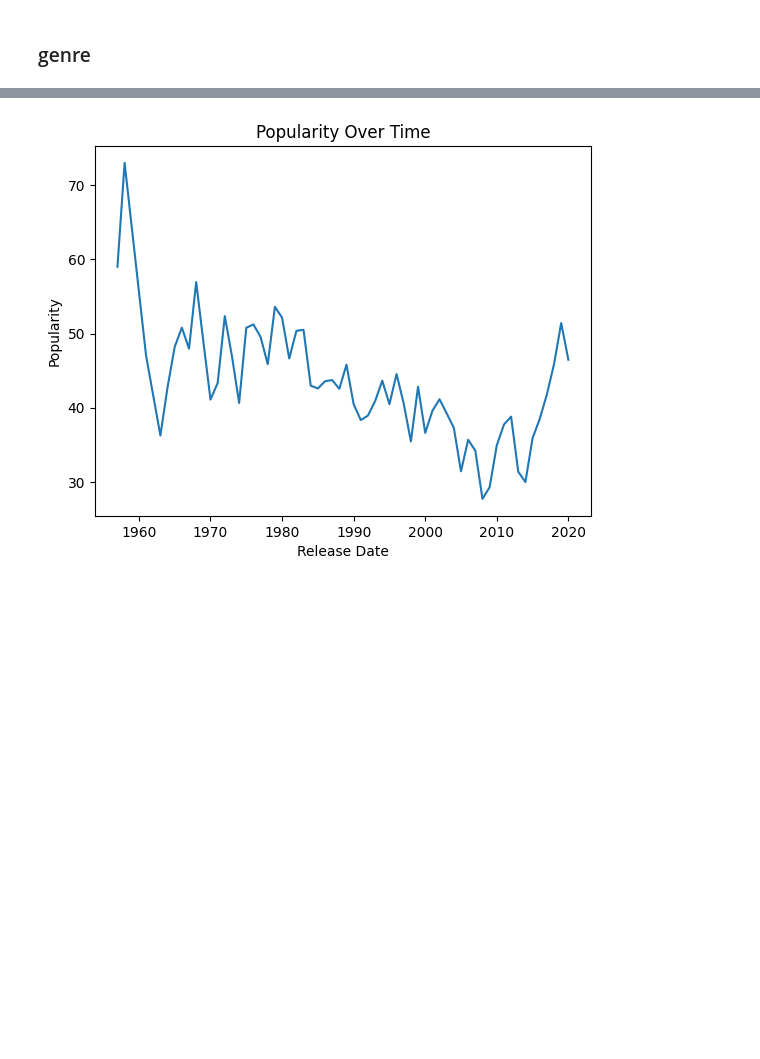
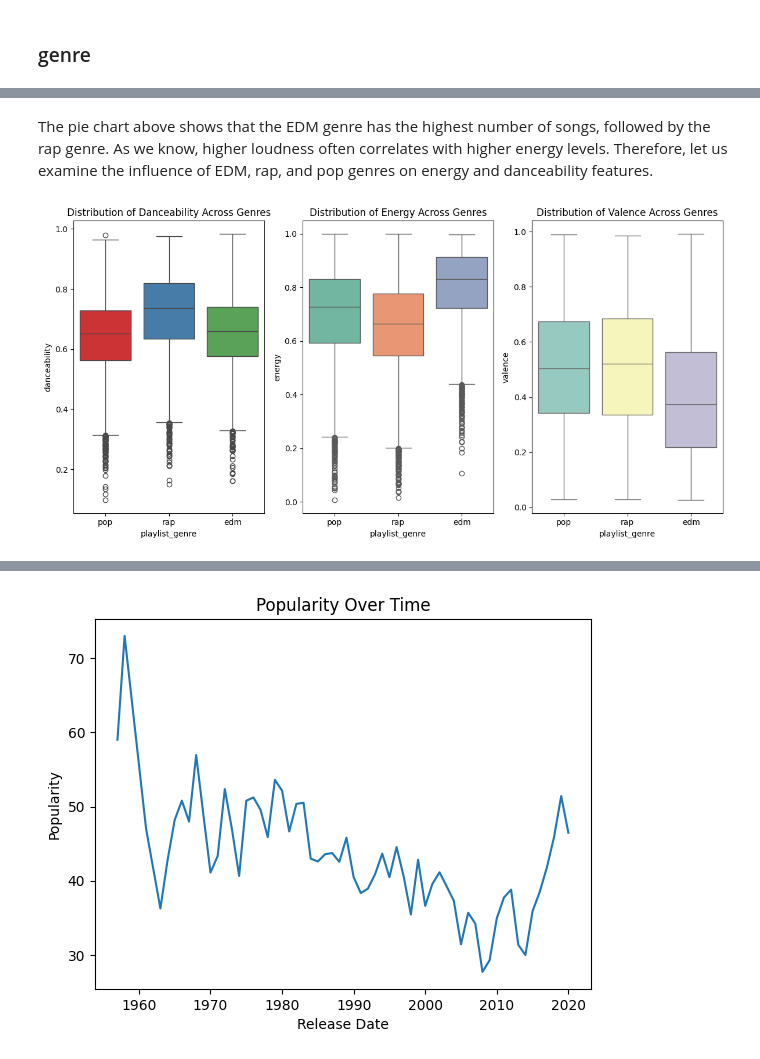
Before and after one commit to xyzaraa/spotify-analysis, a Jupyter notebook: BigData_Project.ipynb, the cells around one changed output, grey strips where cells are left out. Saved outputs shown, nothing was run; the diff lists cells and outputs as text; code cells hidden in the pictures; blank space fills up the shorter version.

```diff
--- a/BigData_Project.ipynb
+++ b/BigData_Project.ipynb
@@ -254,0 +258,21 @@ plt.show()
+# %% [markdown]
+The pie chart above shows that the EDM genre has the highest number of songs, followed by the rap genre. As we know, higher loudness often correlates with higher energy levels. Therefore, let us examine the influence of EDM, rap, and pop genres on energy and danceability features.
+# %%
+genres = df[df['playlist_genre'].isin(['edm','rap','pop'])]
+genres_stat = genres.groupby('playlist_genre')[['danceability', 'energy', 'valence']].mean()
+
+fig, ax = plt.subplots(1,3, figsize=(12,6))
+
+sns.boxplot(data=genres, x='playlist_genre', y='danceability', palette='Set1', ax=ax[0])
+ax[0].set_title('Distribution of Danceability Across Genres')
+
+sns.boxplot(data=genres, x='playlist_genre', y='energy', palette='Set2',ax=ax[1])
+ax[1].set_title('Distribution of Energy Across Genres')
+
+sns.boxplot(data=genres, x='playlist_genre', y='valence', palette='Set3',ax=ax[2])
+ax[2].set_title('Distribution of Valence Across Genres')
+
+plt.tight_layout()
+plt.show()
+# %% [output]
+[figure, added]
```
Also changed, not shown: parts of 4 cells of this notebook.
